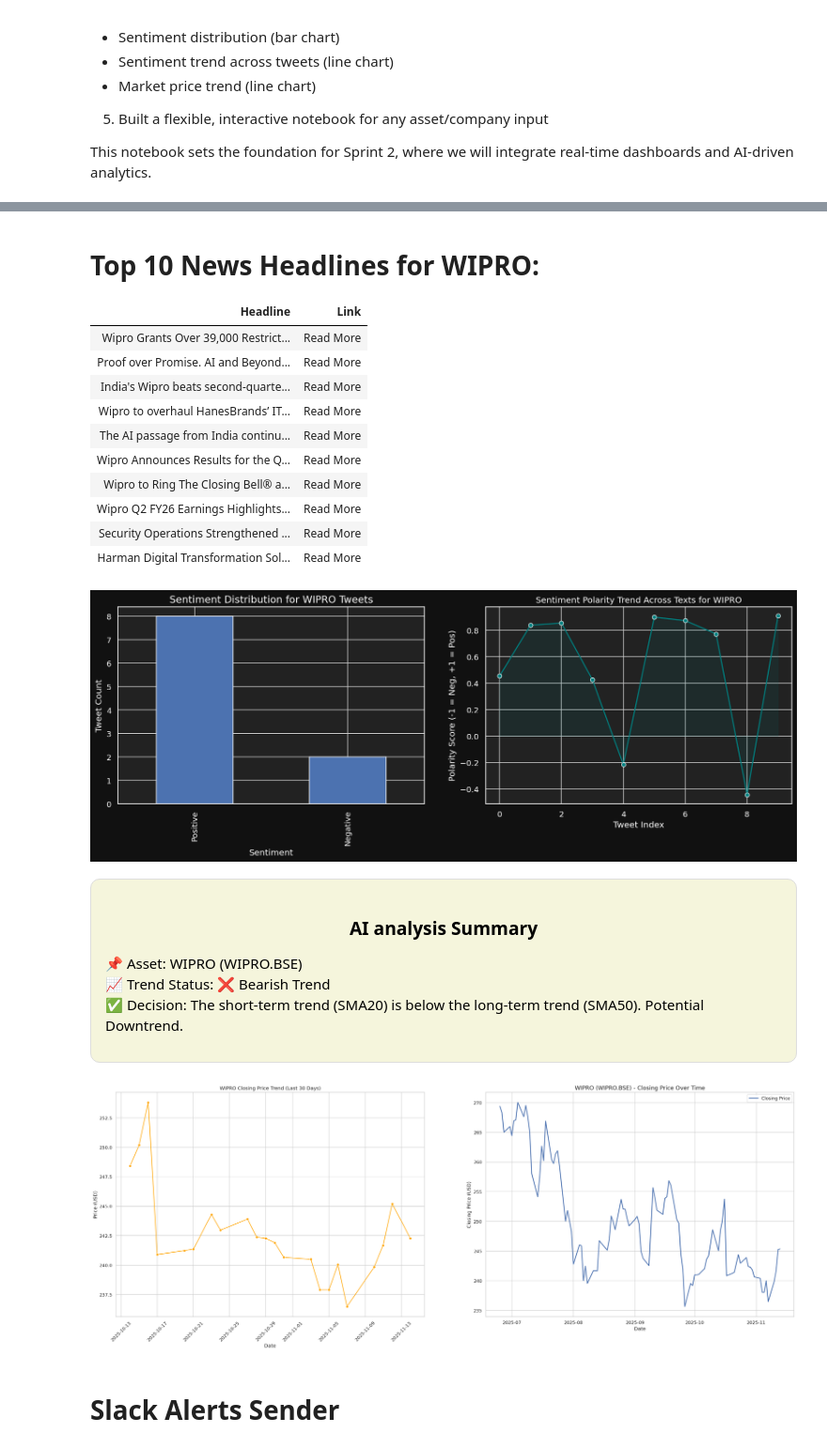
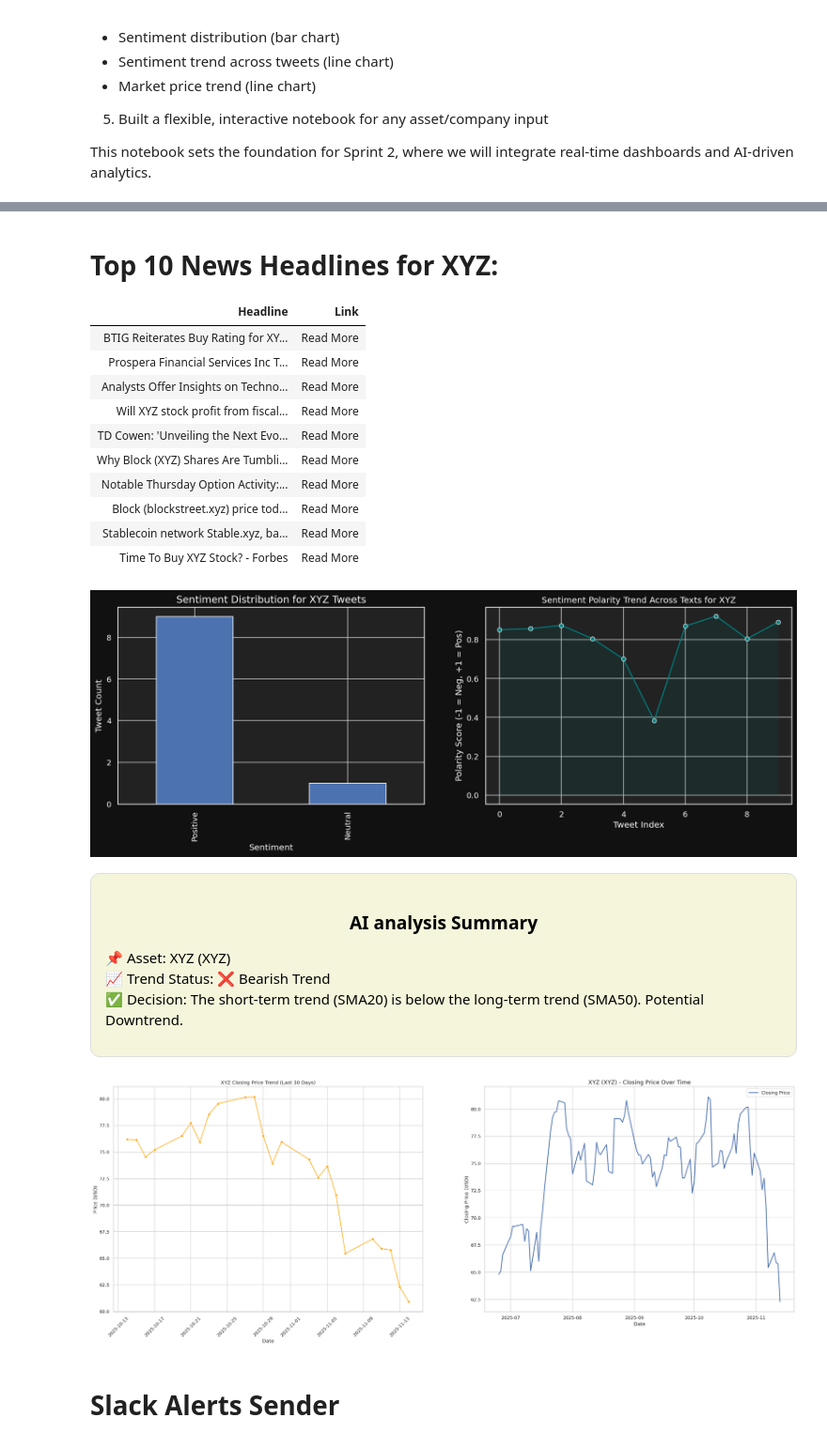
Before and after one commit to gopichandchalla16/infosys-internship-real-time-industry-insight-system, a Jupyter notebook: Project_Sprint1.ipynb, the cells around one changed output, grey strips where cells are left out. Shown at 94% size. Saved outputs shown, nothing was run; the diff lists cells and outputs as text; code cells hidden in the pictures.

```diff
--- a/Project_Sprint1.ipynb
+++ b/Project_Sprint1.ipynb
@@ -206,18 +510,0 @@ except Exception as e:
-# %%
-from IPython.display import display, HTML
-import feedparser
-
-# Construct RSS feed URL for Google News
-news_url = f"https://news.google.com/rss/search?q={asset_name}&hl=en-US&gl=US&ceid=US:en"
-
-feed = feedparser.parse(news_url)
-
-print(f"\n Recent News Headlines for {asset_name}:")
-
-# Iterate through the first 10 news items (or fewer if less than 10)
-for entry in feed.entries[:10]:
-    display(HTML(f'{entry.title}'))
-    # Display summary and source if available
-    news_summary = getattr(entry, 'summary', 'N/A')
-    source = getattr(entry, 'source', 'N/A')
-    print(f"Summary: {news_summary}\nSource: {source.get('title', 'N/A')}\n")
@@ -246,13 +587,12 @@ We fetch **recent news headlines** about the asset using Google News RSS.
 # %%
-# Construct RSS feed URL for Google News
-company_name=asset_name.replace(" ", "");
-rss_url = f"https://news.google.com/rss/search?q={company_name}&hl=en-US&gl=US&ceid=US:en"
+name=company_name.replace(" ", "");
+rss_url = f"https://news.google.com/rss/search?q={name}&hl=en-US&gl=US&ceid=US:en"
 global news_items
 feed = feedparser.parse(rss_url)
 news_items = [{"Title": entry.title, "Link": entry.link, "Published": entry.published} for entry in feed.entries[:10]]
 titles = [item["Title"] for item in news_items]
 links = [item["Link"] for item in news_items]
 news_df = pd.DataFrame(news_items)
-print(f"\n Top 10 News Headlines for {asset_name}:")
+print(f"\n Top 10 News Headlines for {company_name}:")
 display(news_df)
 # %% [output]
@@ -910,5 +1350,5 @@ def dashboard(company, summary, analysis_trend, analysis_decision):
   plt.grid(True)
   plt.show()
 
-dashboard(company=asset_name, summary=company_summary, analysis_trend=trend, analysis_decision=decision)
+dashboard(company=company_name, summary=company_summary, analysis_trend=trend, analysis_decision=decision)
 # %% [output]
@@ -917,21 +1357,21 @@ A face book or facebook is a paper or online directory of individuals' photograp
-Top 10 News Headlines for WIPRO:
+Top 10 News Headlines for XYZ:
 | Headline | Link |
-| Wipro Grants Over 39,000 Restrict... | Read More |
-| Proof over Promise. AI and Beyond... | Read More |
-| India's Wipro beats second-quarte... | Read More |
-| Wipro to overhaul HanesBrands’ IT... | Read More |
-| The AI passage from India continu... | Read More |
-| Wipro Announces Results for the Q... | Read More |
-| Wipro to Ring The Closing Bell® a... | Read More |
-| Wipro Q2 FY26 Earnings Highlights... | Read More |
-| Security Operations Strengthened ... | Read More |
-| Harman Digital Transformation Sol... | Read More |
+| BTIG Reiterates Buy Rating for XY... | Read More |
+| Prospera Financial Services Inc T... | Read More |
+| Analysts Offer Insights on Techno... | Read More |
+| Will XYZ stock profit from fiscal... | Read More |
+| TD Cowen: 'Unveiling the Next Evo... | Read More |
+| Why Block (XYZ) Shares Are Tumbli... | Read More |
+| Notable Thursday Option Activity:... | Read More |
+| Block (blockstreet.xyz) price tod... | Read More |
+| Stablecoin network Stable.xyz, ba... | Read More |
+| Time To Buy XYZ Stock? - Forbes | Read More |
-[figure, old version]
+[figure, new version]
 AI analysis Summary
-📌 Asset: WIPRO (WIPRO.BSE)
+📌 Asset: XYZ (XYZ)
 📈 Trend Status: ❌ Bearish Trend
 ✅ Decision: The short-term trend (SMA20) is below the long-term trend (SMA50). Potential Downtrend.
-[figure, old version]
+[figure, new version]
 # %% [markdown]
 # **Slack Alerts Sender**
 # %%
```
Also changed, not shown: parts of 33 cells of this notebook.
